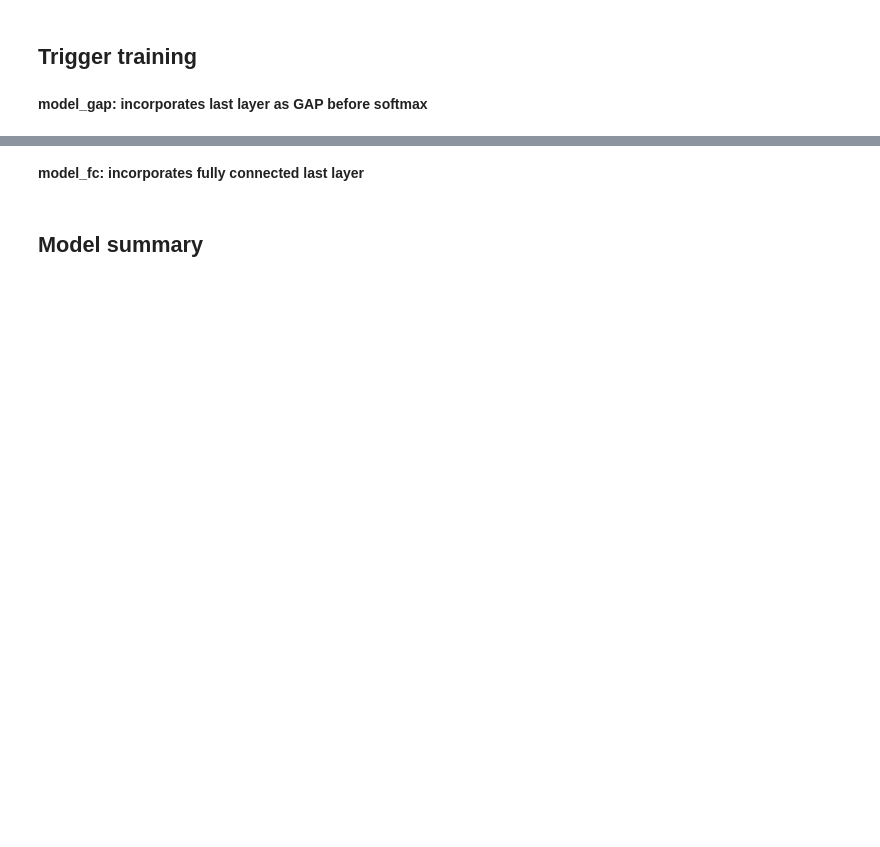
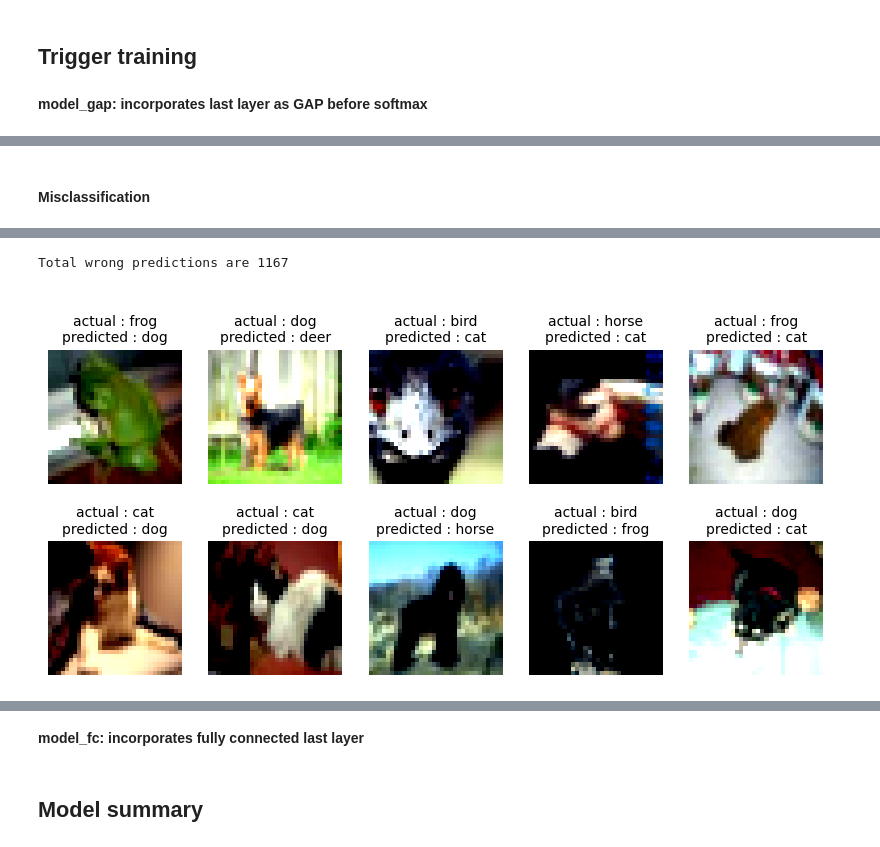
Before and after one commit to pankaja0285/era_v1_session9_pankaja, a Jupyter notebook: CiFAR_S9.ipynb, the cells around one changed output, grey strips where cells are left out. Saved outputs shown, nothing was run; the diff lists cells and outputs as text; code cells hidden in the pictures; blank space fills up the shorter version.

```diff
--- a/CiFAR_S9.ipynb
+++ b/CiFAR_S9.ipynb
@@ -162,17 +170,19 @@ WARNING:matplotlib.image:Clipping input data to the valid range for imshow with
 # %% [markdown]
 **model_gap: incorporates last layer as GAP before softmax**
 # %%
-exp_metrics={}
+exp_metrics_gap={}
 config['model_params']['experiment_name'] = 'CiFar_Model_GAP'
-experiment_name=config['model_params']['experiment_name']
+experiment_name_gap = config['model_params']['experiment_name']
 
 config['model_params']['model_for'] = 'gap'
 config['model_params']['model_name'] = 'CiFar_Model_GAP'
-trigger_training = TriggerEngine(config)
+config['model_params']['save_model'] = 'Y'
+
+trigger_training_gap = TriggerEngine(config)
 
 # trigger_training.
-(exp_metrics[experiment_name]), model_gap = trigger_training.run_experiment()
-trigger_training.save_experiment(model_gap, experiment_name)
+(exp_metrics_gap[experiment_name_gap]), model_gap = trigger_training_gap.run_experiment()
+trigger_training_gap.save_experiment(model_gap, experiment_name_gap)
 # %% [output]
 Files already downloaded and verified
 Files already downloaded and verified
@@ -215,0 +248,7 @@ Epoch 12:
+# %% [markdown]
+#### Misclassification
+# %%
+model_gap_mc = torch.load(f'./saved_models/{experiment_name_gap}.pt')
+model_gap_mc.eval()
+trigger_training_gap.wrong_predictions(model_gap_mc)
+# %% [output]
@@ -215,0 +265,2 @@ Epoch 12:
+Total wrong predictions are 1167
+[figure, added]
```
Also changed, not shown: parts of 21 cells of this notebook, 2 other files.
